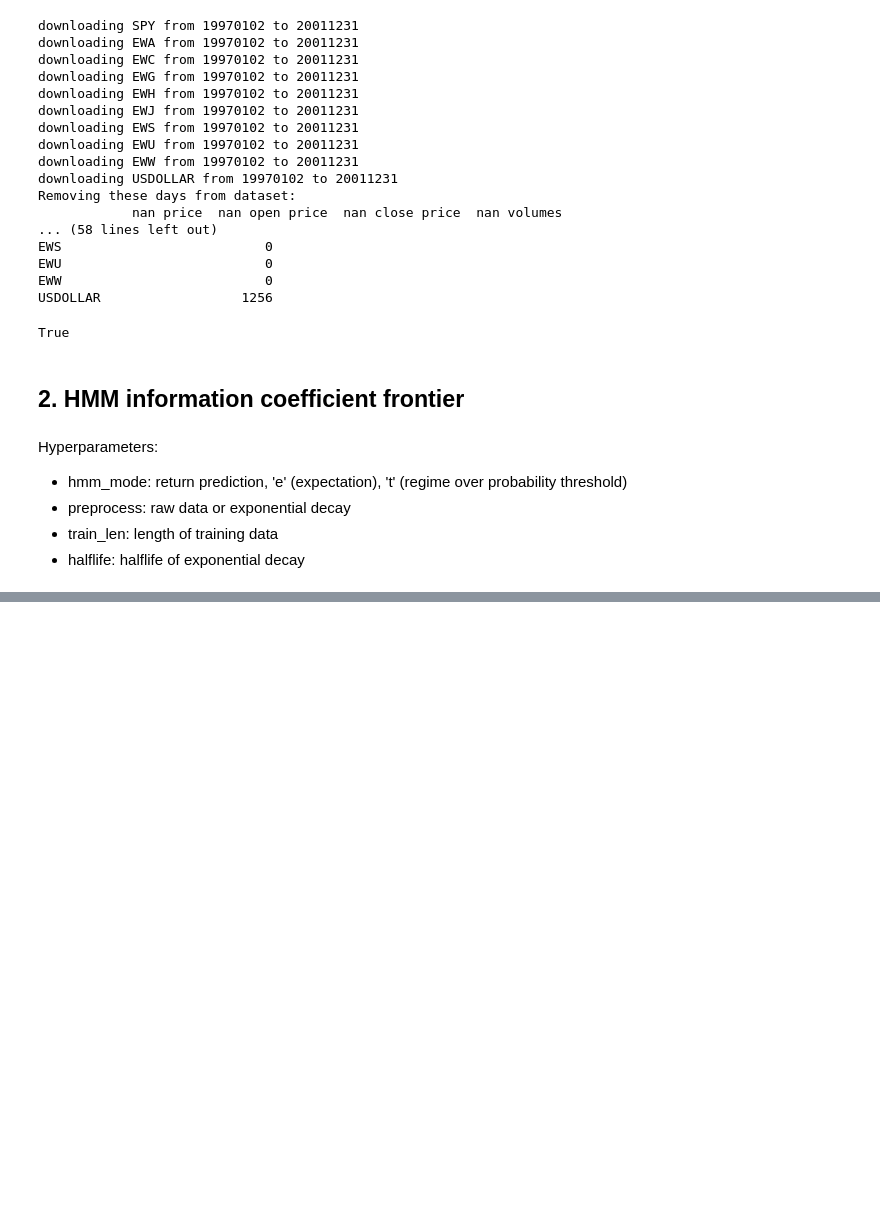
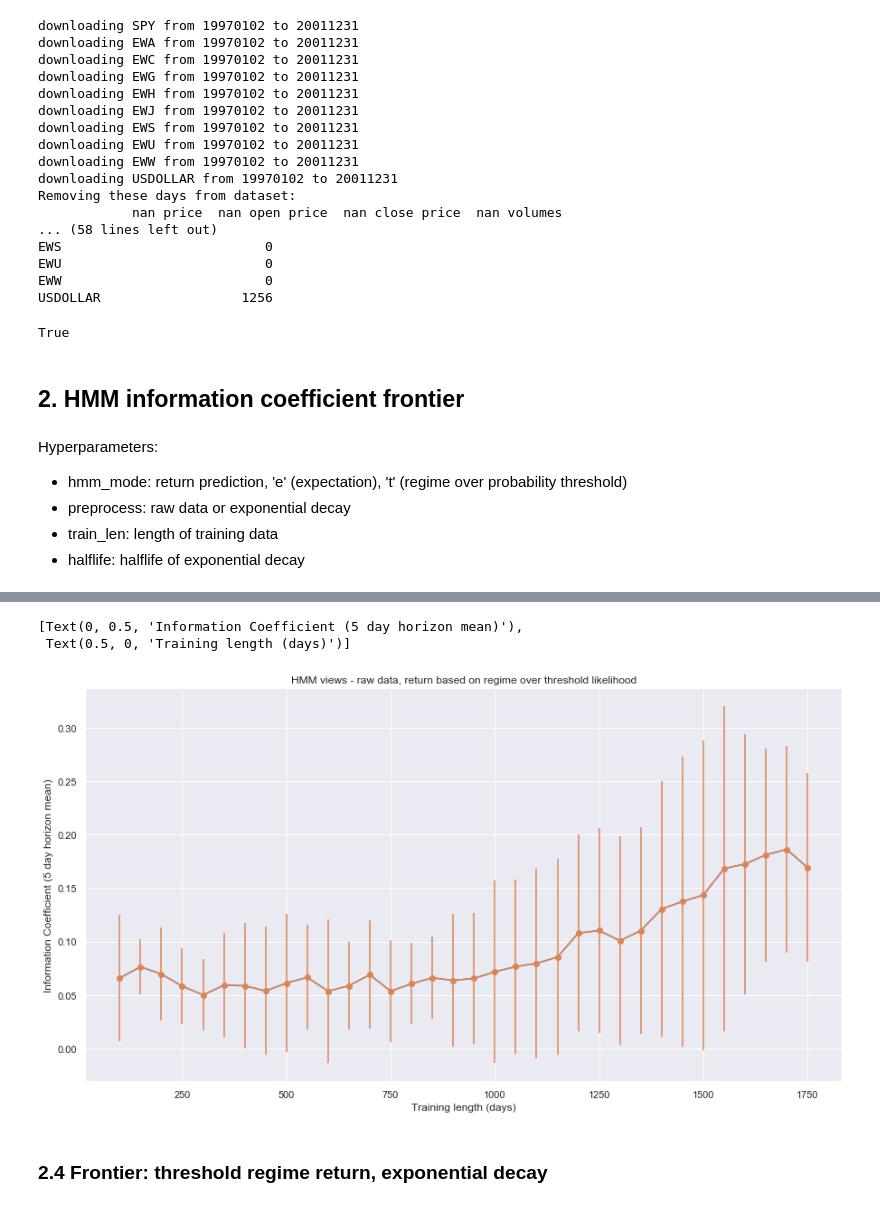
Before and after one commit to roprisor/alphamodel, a Jupyter notebook: examples/hmm_frontier.ipynb, the cells around one changed output, grey strips where cells are left out. Drawn from its saved outputs; the diff is of its cells as text; code cells hidden in the pictures; blank space fills up the shorter version.

```diff
--- a/examples/hmm_frontier.ipynb
+++ b/examples/hmm_frontier.ipynb
@@ -143,0 +174,5 @@ See the caveats in the documentation: https://pandas.pydata.org/pandas-docs/stab
+# %%
+# Get the data
+data = pd.read_csv(ss.cfg['data_dir'] + 'hmm_ic.csv')
+t_raw = data[(data.loc[:, 'hmm_mode'] == 't') & (pd.isna(data.loc[:, 'preprocess']))]
+t_raw[t_raw.loc[:, 'halflife'] == 65]
@@ -143,0 +197,16 @@ See the caveats in the documentation: https://pandas.pydata.org/pandas-docs/stab
+# %%
+#%matplotlib
+# Plot the IC versus train length
+plt.figure(figsize=(15,8))
+sns.set()
+data = t_raw[t_raw.loc[:, 'halflife'] == 65]
+ax = sns.lineplot(x='train_len', y='ic_5d_mean', data=data)
+ax.errorbar(data['train_len'], data['ic_5d_mean'], yerr=data['ic_5d_std'], fmt='-o')
+ax.set_title('HMM views - raw data, return based on regime over threshold likelihood')
+ax.set(xlabel='Training length (days)', ylabel='Information Coefficient (5 day horizon mean)')
+# %% [output]
+[Text(0, 0.5, 'Information Coefficient (5 day horizon mean)'),
+ Text(0.5, 0, 'Training length (days)')]
+[figure, added]
+# %% [markdown]
+### 2.4 Frontier: threshold regime return, exponential decay
```
Also changed, not shown: parts of 13 cells of this notebook, 3 other files.
